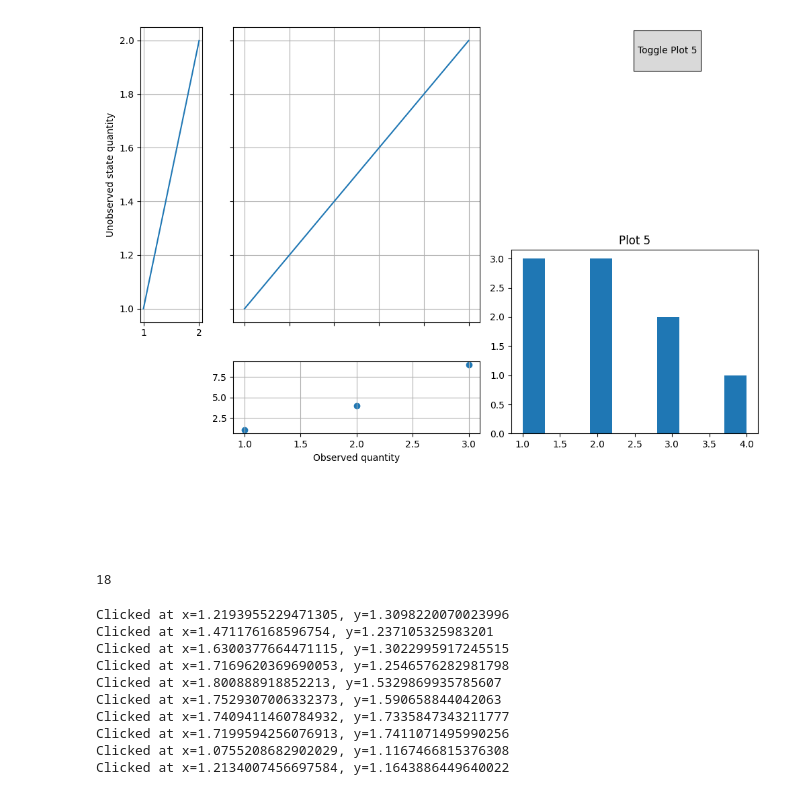
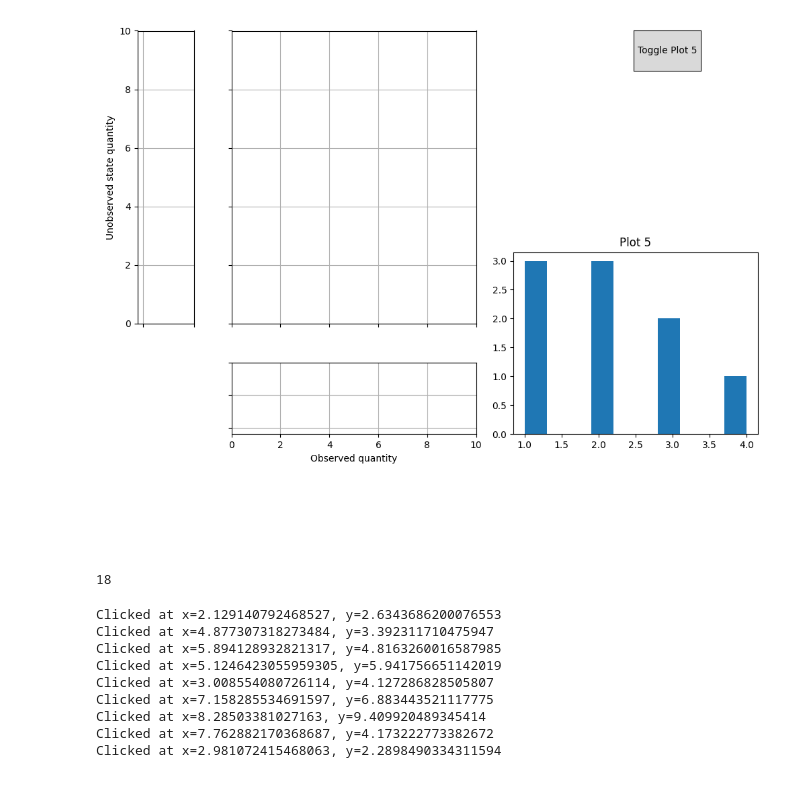
Before and after one commit to hkershaw-brown/pyDARTLAB, a Jupyter notebook: layout_gridspec.ipynb, the cells around one changed output. Drawn from its saved outputs; the diff is of its cells as text; code cells hidden in the pictures.

Commit message:
add clicky clicky points

```diff
--- a/layout_gridspec.ipynb
+++ b/layout_gridspec.ipynb
@@ -11,24 +11,37 @@ fig = plt.figure(figsize=(10, 8))
 gs = gridspec.GridSpec(5, 7, figure=fig)
 
 # Create subplots of varying sizes and shapes
-ax1 = fig.add_subplot(gs[0:3, 1:4])
-ax2 = fig.add_subplot(gs[3, 1:4])
-ax3 = fig.add_subplot(gs[0:3, 0])
-ax5 = fig.add_subplot(gs[2:4, 4:7])
+ax1 = fig.add_subplot(gs[0:3, 1:4]) # clicky main plot
+ax2 = fig.add_subplot(gs[3, 1:4])   # Observered quantity
+ax3 = fig.add_subplot(gs[0:3, 0])   # Unobserved state quantity
+ax5 = fig.add_subplot(gs[2:4, 4:7]) # Marginal Distristribution of observation
+
 
 # Customize each subplot
-ax1.plot([1, 2], [1, 2])
 ax1.grid(True)
+ax1.set_xlim(0, 10)
+ax1.set_ylim(0, 10)
 ax1.set_xticklabels([])
 ax1.set_yticklabels([])
 
-ax2.scatter([1, 2, 3], [1, 4, 9])
 ax2.set_xlabel('Observed quantity')
 ax2.grid(True)
 
-ax3.plot([1, 2], [1, 2])
 ax3.set_ylabel('Unobserved state quantity')
 ax3.grid(True)
+
+# Get the limits of ax1
+x_limits_ax1 = ax1.get_xlim()
+y_limits_ax1 = ax1.get_ylim()
+
+# Set the limits of ax2, ax3 to match those of ax1
+ax2.set_xlim(x_limits_ax1)
+ax2.set_ylim(-0.1, 1)
+ax2.set_yticklabels([])
+
+ax3.set_xlim(-0.1, 1)
+ax3.set_ylim(y_limits_ax1)
+ax3.set_xticklabels([])
 
 
 ax5.hist([1, 2, 1, 2, 3, 4, 3, 2, 1])
@@ -37,49 +50,47 @@ ax5.set_title('Plot 5')
 # Create a button axes
 button_ax = plt.axes([0.8, 0.9, 0.1, 0.075])  # Adjust the position and size as needed
 button = Button(button_ax, 'Toggle Plot 5')
 
 # Define the event handler
 def toggle_visibility(event):
     ax5.set_visible(not ax5.get_visible())
     plt.draw()  # Redraw the figure to reflect changes
 
 # Connect the event handler
 button.on_clicked(toggle_visibility)
 
 plt.tight_layout()
 plt.show()
 
 # Initialize an empty list to store the points
 clicked_points = []
 
 def on_click(event):
     # Check if the click was on ax1
     if event.inaxes == ax1:
         # Append the clicked point (xdata, ydata) to the list
         clicked_points.append((event.xdata, event.ydata))
         print(f"Clicked at x={event.xdata}, y={event.ydata}")
         # Plot the click coordinates on ax1
-        ax1.plot(event.xdata, event.ydata, 'ro')  # 'ro' plots a red dot
+        ax1.plot(event.xdata, event.ydata, 'go')  # 'ro' plots a red dot
+        ax2.plot(event.xdata, 0, 'g*')
+        ax3.plot(0, event.ydata, 'g*')
         plt.draw()  # Update the plot with the new point
 
 # Connect the event handler to the figure
 fig.canvas.mpl_connect('button_press_event', on_click)
-
-# Connect the event handler to the figure
-fig.canvas.mpl_connect('button_press_event', on_click)
 # %% [output]
-[figure, old version]
+[figure, new version]
 18
-Clicked at x=1.2193955229471305, y=1.3098220070023996
-Clicked at x=1.471176168596754, y=1.237105325983201
-Clicked at x=1.6300377664471115, y=1.3022995917245515
-Clicked at x=1.7169620369690053, y=1.2546576282981798
-Clicked at x=1.800888918852213, y=1.5329869935785607
-Clicked at x=1.7529307006332373, y=1.590658844042063
-Clicked at x=1.7409411460784932, y=1.7335847343211777
-Clicked at x=1.7199594256076913, y=1.7411071495990256
-Clicked at x=1.0755208682902029, y=1.1167466815376308
-Clicked at x=1.2134007456697584, y=1.1643886449640022
+Clicked at x=2.129140792468527, y=2.6343686200076553
+Clicked at x=4.877307318273484, y=3.392311710475947
+Clicked at x=5.894128932821317, y=4.8163260016587985
+Clicked at x=5.1246423055959305, y=5.941756651142019
+Clicked at x=3.008554080726114, y=4.127286828505807
+Clicked at x=7.158285534691597, y=6.883443521117775
+Clicked at x=8.28503381027163, y=9.409920489345414
+Clicked at x=7.762882170368687, y=4.173222773382672
+Clicked at x=2.981072415468063, y=2.2898490334311594
 # %%
 clicked_points
 # %% [output]
```
Also changed, not shown: parts of 1 cell of this notebook.
